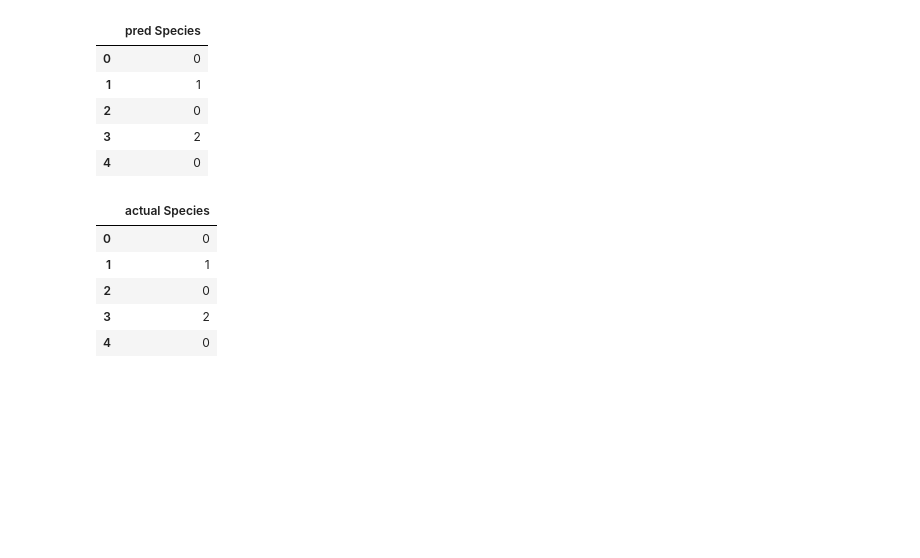
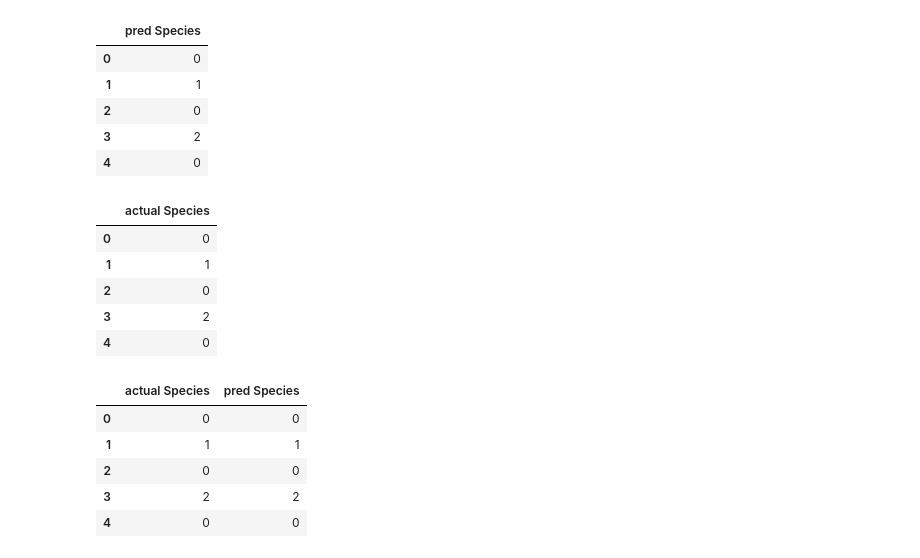
Before and after one commit to chw8207/ADP-study, a Jupyter notebook: 머신러닝_프로세스.ipynb, the cells around one changed output. Drawn from its saved outputs; the diff is of its cells as text; code cells hidden in the pictures; blank space fills up the shorter version.

```diff
--- a/머신러닝_프로세스.ipynb
+++ b/머신러닝_프로세스.ipynb
@@ -436,3 +436,15 @@ actual.head()
 | 2 | 0 |
 | 3 | 2 |
 | 4 | 0 |
+# %%
+# 병합 및 저장
+classify_result = pd.concat([actual, pred], axis=1)
+classify_result.to_csv('clf_result.csv', index=False, encoding='utf-8-sig')
+classify_result.head()
+# %% [output]
+|  | actual Species | pred Species |
+| 0 | 0 | 0 |
+| 1 | 1 | 1 |
+| 2 | 0 | 0 |
+| 3 | 2 | 2 |
+| 4 | 0 | 0 |
```
